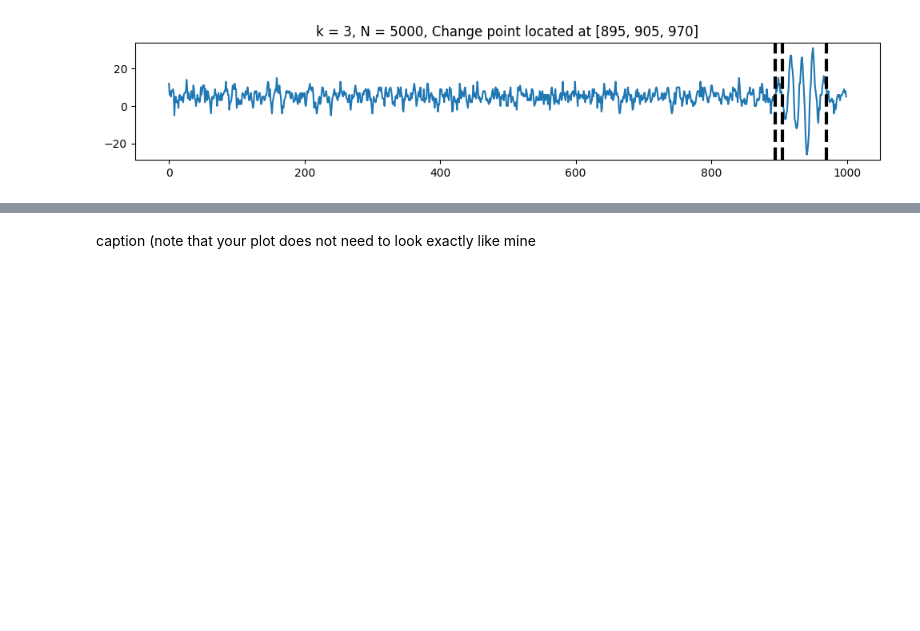
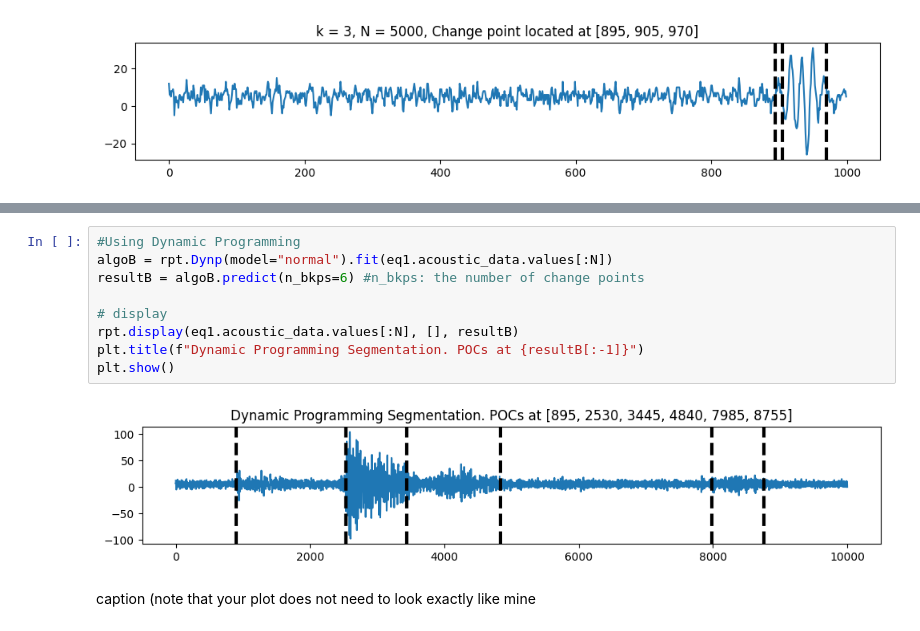
Before and after one commit to Legacy560/MLTSA25_RWolynetz, a Jupyter notebook: HW5/HW5_RWolynetz_chchchchanges_instructions.ipynb, the cells around one changed output, grey strips where cells are left out. Drawn from its saved outputs; the diff is of its cells as text; blank space fills up the shorter version.

```diff
--- a/HW5/HW5_RWolynetz_chchchchanges_instructions.ipynb
+++ b/HW5/HW5_RWolynetz_chchchchanges_instructions.ipynb
@@ -463,2 +477,13 @@ algo = ...
+# %%
+#Using Dynamic Programming
+algoB = rpt.Dynp(model="normal").fit(eq1.acoustic_data.values[:N])
+resultB = algoB.predict(n_bkps=6) #n_bkps: the number of change points
+
+# display
+rpt.display(eq1.acoustic_data.values[:N], [], resultB)
+plt.title(f"Dynamic Programming Segmentation. POCs at {resultB[:-1]}")
+plt.show()
+# %% [output]
+[figure, added]
 # %% [markdown]
 caption (note that your plot does not need to look exactly like mine
```
Also changed, not shown: parts of 18 cells of this notebook.
